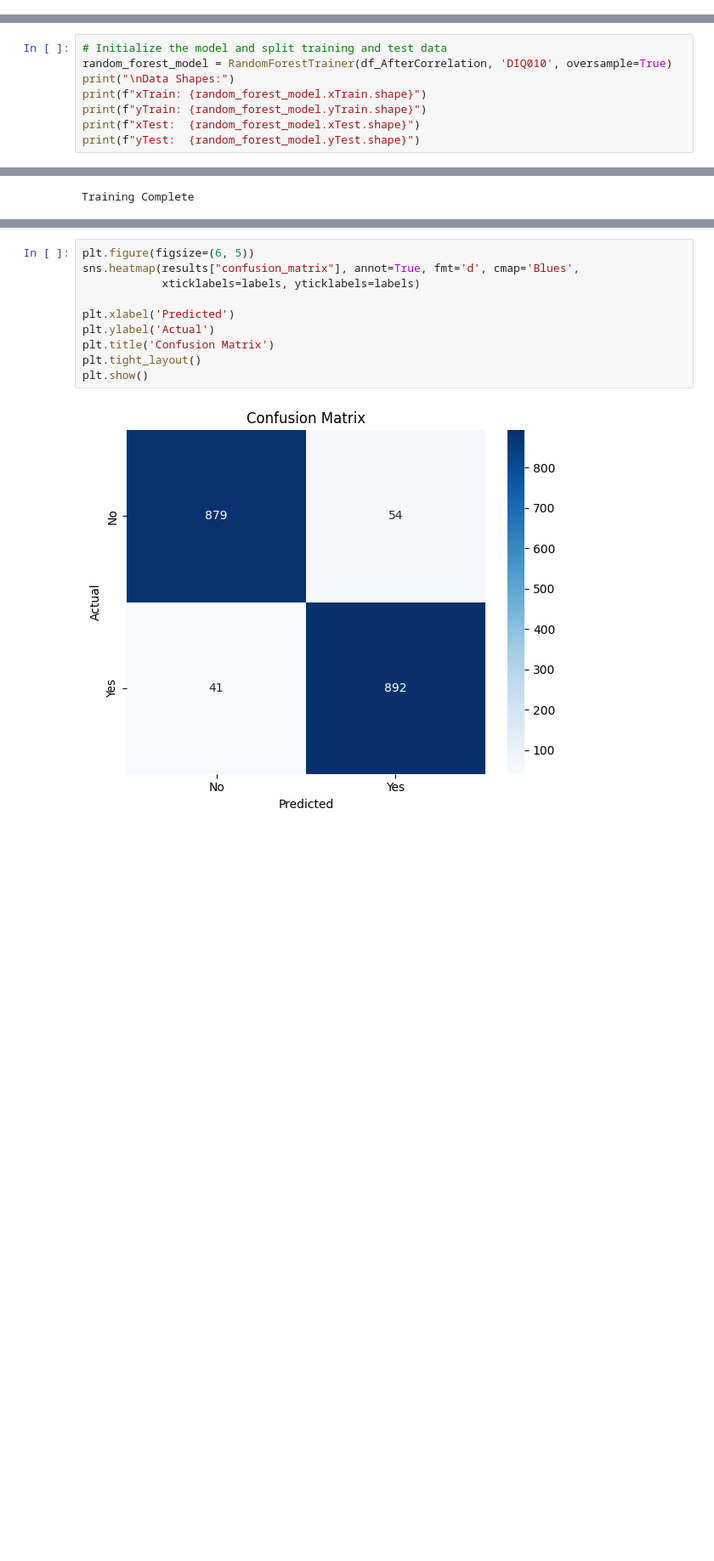
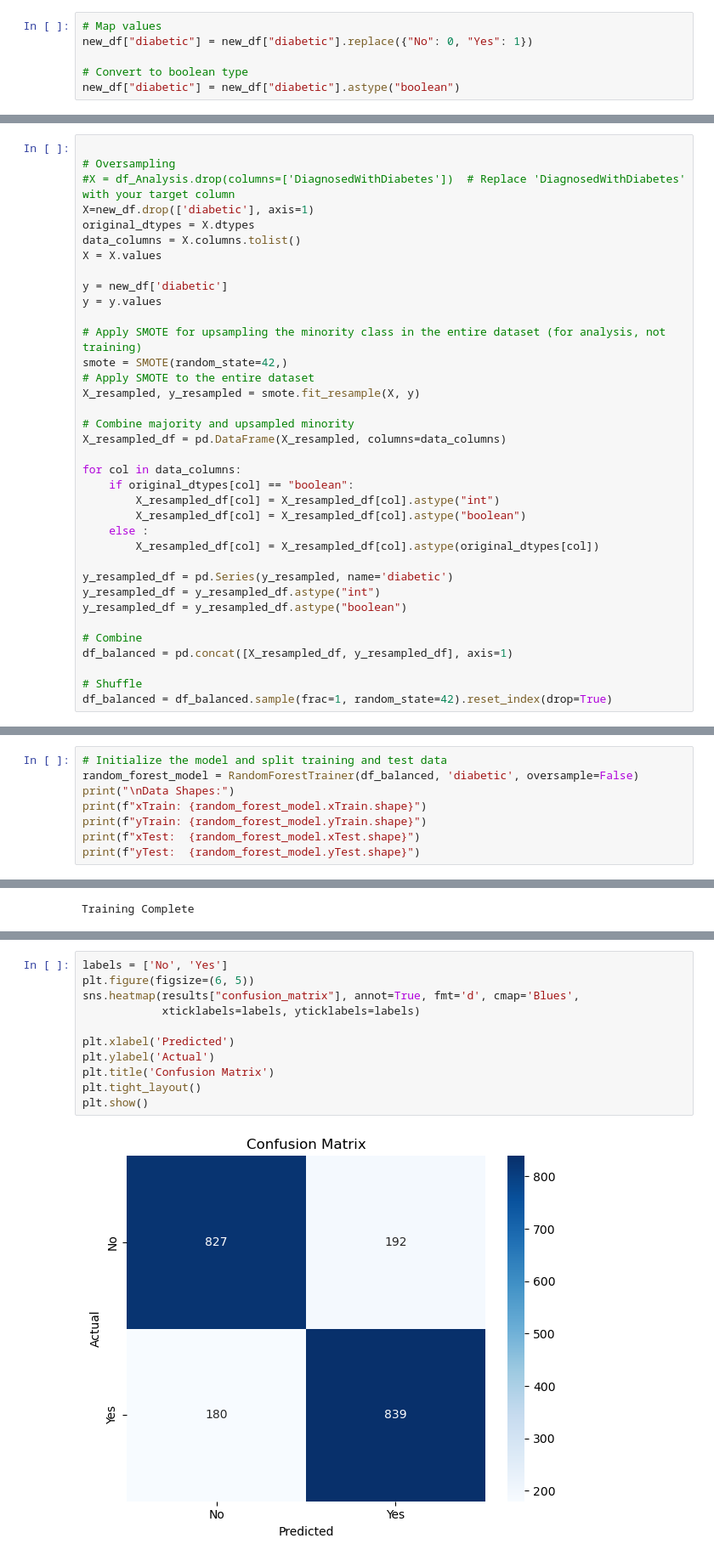
Before and after one commit to JoesphK/DEPIGradProject, a Jupyter notebook: HC.ipynb, the cells around one changed output, grey strips where cells are left out. Shown at 85% size. Saved outputs shown, nothing was run; the diff lists cells and outputs as text; blank space fills up the shorter version.

Commit message:
new_dataset

```diff
--- a/HC.ipynb
+++ b/HC.ipynb
@@ -940,0 +230,6 @@ dtype: int64
+# %%
+# Map values
+new_df["diabetic"] = new_df["diabetic"].replace({"No": 0, "Yes": 1})
+
+# Convert to boolean type
+new_df["diabetic"] = new_df["diabetic"].astype("boolean")
@@ -1147,0 +437,36 @@ print(low_corr_columns)
+# %%
+
+# Oversampling
+#X = df_Analysis.drop(columns=['DiagnosedWithDiabetes'])  # Replace 'DiagnosedWithDiabetes' with your target column
+X=new_df.drop(['diabetic'], axis=1)
+original_dtypes = X.dtypes
+data_columns = X.columns.tolist()
+X = X.values
+
+y = new_df['diabetic']
+y = y.values
+
+# Apply SMOTE for upsampling the minority class in the entire dataset (for analysis, not training)
+smote = SMOTE(random_state=42,)
+# Apply SMOTE to the entire dataset
+X_resampled, y_resampled = smote.fit_resample(X, y)
+
+# Combine majority and upsampled minority
+X_resampled_df = pd.DataFrame(X_resampled, columns=data_columns)
+
+for col in data_columns:
+    if original_dtypes[col] == "boolean":
+        X_resampled_df[col] = X_resampled_df[col].astype("int")
+        X_resampled_df[col] = X_resampled_df[col].astype("boolean")
+    else :
+        X_resampled_df[col] = X_resampled_df[col].astype(original_dtypes[col])
+
+y_resampled_df = pd.Series(y_resampled, name='diabetic')
+y_resampled_df = y_resampled_df.astype("int")
+y_resampled_df = y_resampled_df.astype("boolean")
+
+# Combine
+df_balanced = pd.concat([X_resampled_df, y_resampled_df], axis=1)
+
+# Shuffle
+df_balanced = df_balanced.sample(frac=1, random_state=42).reset_index(drop=True)
@@ -1492,7 +763,7 @@ plt.show()
 from Training.RandomForest import RandomForestTrainer
 # %%
 # Initialize the model and split training and test data
-random_forest_model = RandomForestTrainer(df_AfterCorrelation, 'DIQ010', oversample=True)
+random_forest_model = RandomForestTrainer(df_balanced, 'diabetic', oversample=False)
 print("\nData Shapes:")
 print(f"xTrain: {random_forest_model.xTrain.shape}")
 print(f"yTrain: {random_forest_model.yTrain.shape}")
@@ -1536,12 +807,13 @@ weighted avg       0.95      0.95      0.95      1866
 # %%
+labels = ['No', 'Yes']
 plt.figure(figsize=(6, 5))
 sns.heatmap(results["confusion_matrix"], annot=True, fmt='d', cmap='Blues',
             xticklabels=labels, yticklabels=labels)
 
 plt.xlabel('Predicted')
 plt.ylabel('Actual')
 plt.title('Confusion Matrix')
 plt.tight_layout()
 plt.show()
 # %% [output]
-[figure, old version]
+[figure, new version]
```
Also changed, not shown: parts of 97 cells of this notebook.
